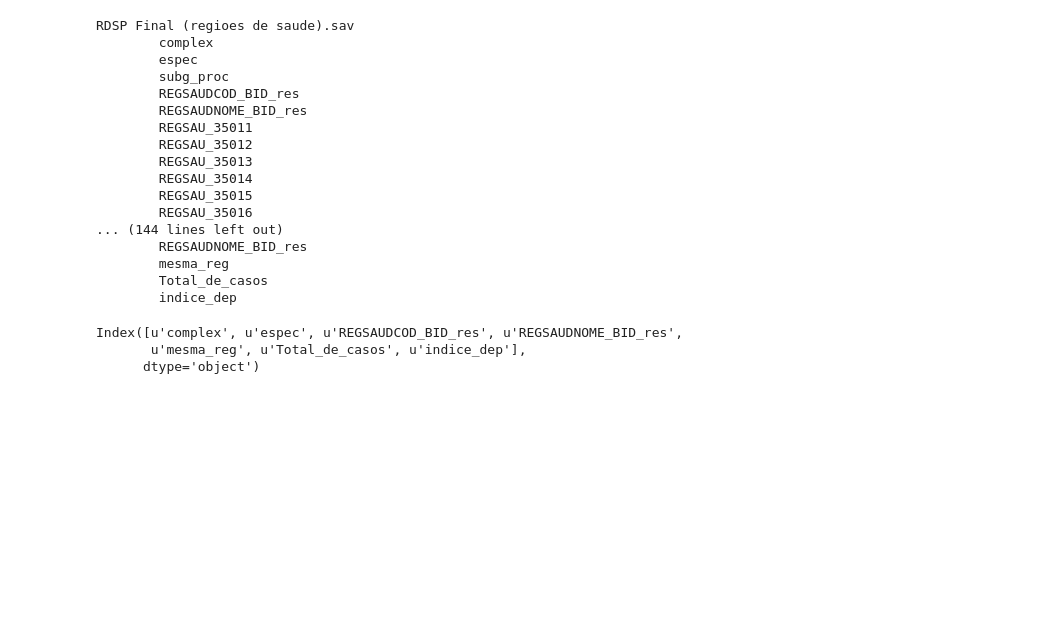
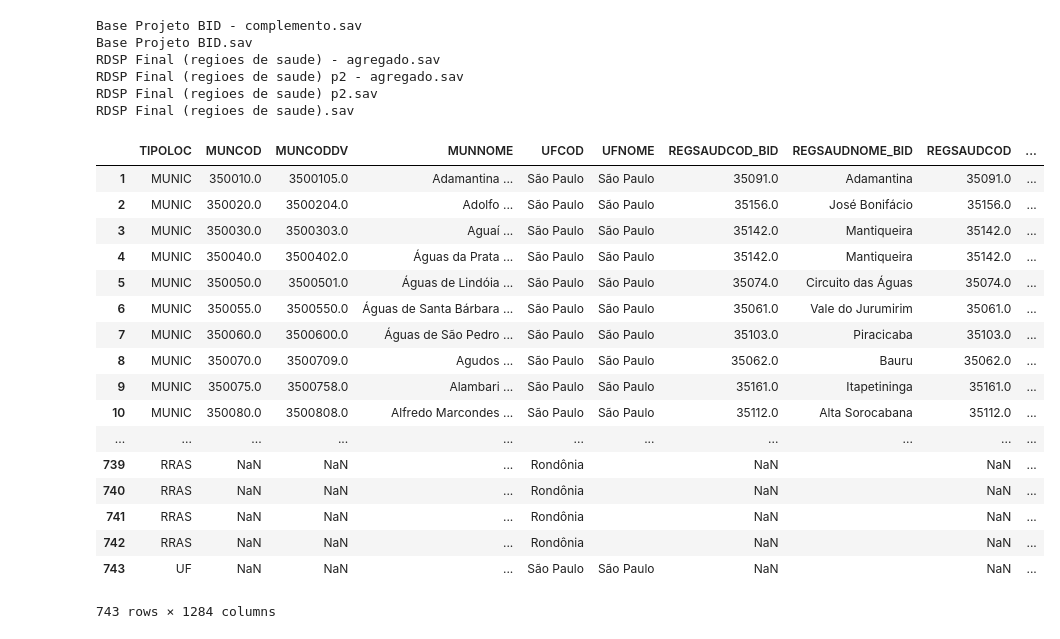
Before and after one commit to scardine/diplo, a Jupyter notebook: etl/Importação SPSS.ipynb, the cells around one changed output. Saved outputs shown, nothing was run; the diff lists cells and outputs as text; code cells hidden in the pictures; blank space fills up the shorter version.

Commit message:
Importacao SPSS

```diff
--- a/etl/Importação SPSS.ipynb
+++ b/etl/Importação SPSS.ipynb
@@ -3,13 +0,0 @@ import pandas.rpy.common as com
-# %%
-from glob import glob
-
-dfs = {}
-
-for fname in glob("*.sav"):
-    rcmd = 'foreign::read.spss("{}", to.data.frame=TRUE)'.format(fname)
-    print rcmd
-    robj = com.robj.r(rcmd)
-    try:
-        dfs[fname] = com.convert_robj(robj)
-    except ValueError as e:
-        print e.message
@@ -21,23 +0,0 @@ foreign::read.spss("RDSP Final (regioes de saude).sav", to.data.frame=TRUE)
-# %%
-for fname, df in dfs.items():
-    print fname
-    for c in df.columns:
-        print "\t", c
-# %% [output]
-RDSP Final (regioes de saude).sav
-        complex
-        espec
-        subg_proc
-        REGSAUDCOD_BID_res
-        REGSAUDNOME_BID_res
-        REGSAU_35011
-        REGSAU_35012
-        REGSAU_35013
-        REGSAU_35014
-        REGSAU_35015
-        REGSAU_35016
-... (144 lines left out)
-        REGSAUDNOME_BID_res
-        mesma_reg
-        Total_de_casos
-        indice_dep
@@ -44,6 +5,39 @@ RDSP Final (regioes de saude).sav
+# %%
+def open_spss(fname):
+    dataframe = r('foreign::read.spss("{}", to.data.frame=TRUE,use.value.labels=TRUE)'.format(fname))
+    labels = r('attr(foreign::read.spss("{}", use.value.labels=TRUE), "variable.labels")'.format(fname))
+    return dataframe, dict(zip(dataframe.columns, labels))
+# %%
+import glob
+for f in glob.glob("*.sav"):
+    print f
+# %% [output]
+Base Projeto BID - complemento.sav
+Base Projeto BID.sav
+RDSP Final (regioes de saude) - agregado.sav
+RDSP Final (regioes de saude) p2 - agregado.sav
+RDSP Final (regioes de saude) p2.sav
+RDSP Final (regioes de saude).sav
+# %%
+df, meta = open_spss("Base Projeto BID.sav")
 # %%
-df.columns
+df
 # %% [output]
+|  | TIPOLOC | MUNCOD | MUNCODDV | MUNNOME | UFCOD | UFNOME | REGSAUDCOD_BID | REGSAUDNOME_BID | REGSAUDCOD | ... |
+| 1 | MUNIC | 350010.0 | 3500105.0 | Adamantina ... | São Paulo | São Paulo | 35091.0 | Adamantina | 35091.0 | ... |
+| 2 | MUNIC | 350020.0 | 3500204.0 | Adolfo ... | São Paulo | São Paulo | 35156.0 | José Bonifácio | 35156.0 | ... |
+| 3 | MUNIC | 350030.0 | 3500303.0 | Aguaí ... | São Paulo | São Paulo | 35142.0 | Mantiqueira | 35142.0 | ... |
+| 4 | MUNIC | 350040.0 | 3500402.0 | Águas da Prata ... | São Paulo | São Paulo | 35142.0 | Mantiqueira | 35142.0 | ... |
+| 5 | MUNIC | 350050.0 | 3500501.0 | Águas de Lindóia ... | São Paulo | São Paulo | 35074.0 | Circuito das Águas | 35074.0 | ... |
+| 6 | MUNIC | 350055.0 | 3500550.0 | Águas de Santa Bárbara ... | São Paulo | São Paulo | 35061.0 | Vale do Jurumirim | 35061.0 | ... |
+| 7 | MUNIC | 350060.0 | 3500600.0 | Águas de São Pedro ... | São Paulo | São Paulo | 35103.0 | Piracicaba | 35103.0 | ... |
+| 8 | MUNIC | 350070.0 | 3500709.0 | Agudos ... | São Paulo | São Paulo | 35062.0 | Bauru | 35062.0 | ... |
+| 9 | MUNIC | 350075.0 | 3500758.0 | Alambari ... | São Paulo | São Paulo | 35161.0 | Itapetininga | 35161.0 | ... |
+| 10 | MUNIC | 350080.0 | 3500808.0 | Alfredo Marcondes ... | São Paulo | São Paulo | 35112.0 | Alta Sorocabana | 35112.0 | ... |
+| ... | ... | ... | ... | ... | ... | ... | ... | ... | ... | ... |
+| 739 | RRAS | NaN | NaN | ... | Rondônia |  | NaN |  | NaN | ... |
+| 740 | RRAS | NaN | NaN | ... | Rondônia |  | NaN |  | NaN | ... |
+| 741 | RRAS | NaN | NaN | ... | Rondônia |  | NaN |  | NaN | ... |
+| 742 | RRAS | NaN | NaN | ... | Rondônia |  | NaN |  | NaN | ... |
+| 743 | UF | NaN | NaN | ... | São Paulo | São Paulo | NaN |  | NaN | ... |
-Index([u'complex', u'espec', u'REGSAUDCOD_BID_res', u'REGSAUDNOME_BID_res',
-       u'mesma_reg', u'Total_de_casos', u'indice_dep'],
-      dtype='object')
+743 rows × 1284 columns
```
Also changed, not shown: parts of 6 cells of this notebook, 2 other files.
